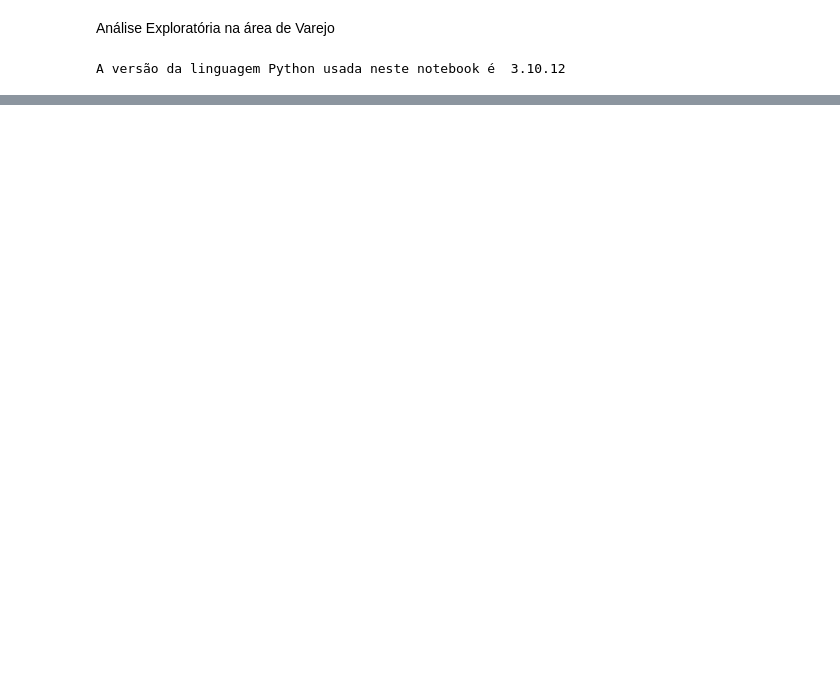
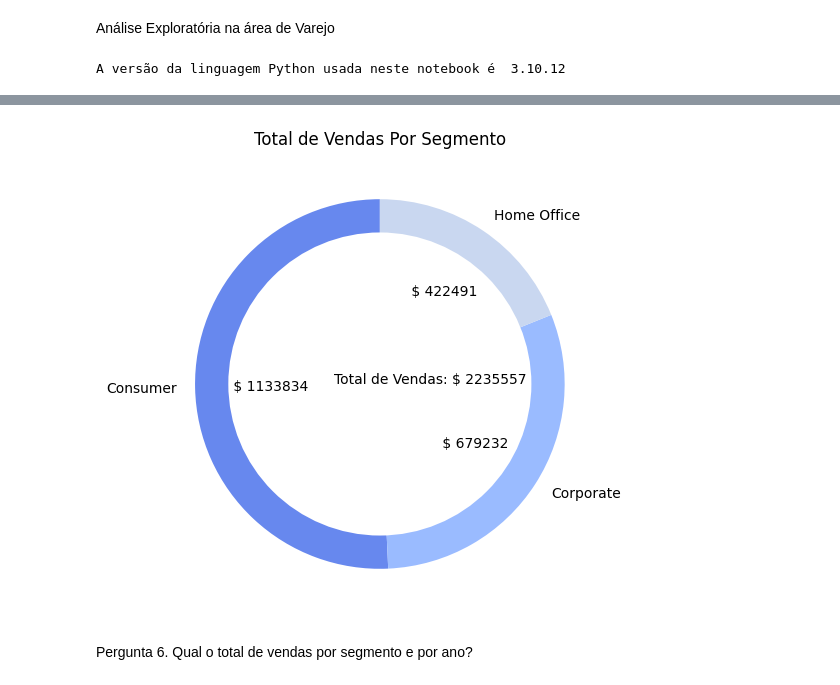
Before and after one commit to Karenpess/dsa, a Jupyter notebook: varejo_dsa.ipynb, the cells around one changed output, grey strips where cells are left out. Drawn from its saved outputs; the diff is of its cells as text; code cells hidden in the pictures; blank space fills up the shorter version.

```diff
--- a/varejo_dsa.ipynb
+++ b/varejo_dsa.ipynb
@@ -22,0 +184,33 @@ FileNotFoundError: [Errno 2] No such file or directory: 'C:/Users/usuario/OneDri
+# %%
+# Função para converter os dados em valor absoluto
+def autopct_format(values):
+    def my_format(pct):
+        total = sum(values)
+        val = int(round(pct * total / 100.0))
+        return ' $ {v:d}'.format(v = val)
+    return my_format
+# %%
+# Plot
+
+# Tamanho da figura
+plt.figure(figsize = (16, 6))
+
+# Gráfico de pizza
+plt.pie(df_seg['Valor_Venda'],
+        labels = df_seg['Segmento'],
+        autopct = autopct_format(df_seg['Valor_Venda']),
+        startangle = 90)
+
+# Limpa o círculo central
+centre_circle = plt.Circle((0, 0), 0.82, fc = 'white')
+fig = plt.gcf()
+fig.gca().add_artist(centre_circle)
+
+# Labels e anotações
+plt.annotate(text = 'Total de Vendas: ' + '$ ' + str(int(sum(df_seg['Valor_Venda']))), xy = (-0.25, 0))
+plt.title('Total de Vendas Por Segmento')
+plt.show()
+# %% [output]
+[figure, added]
+# %% [markdown]
+Pergunta 6.	Qual o total de vendas por segmento e por ano?
```
Also changed, not shown: parts of 28 cells of this notebook.
